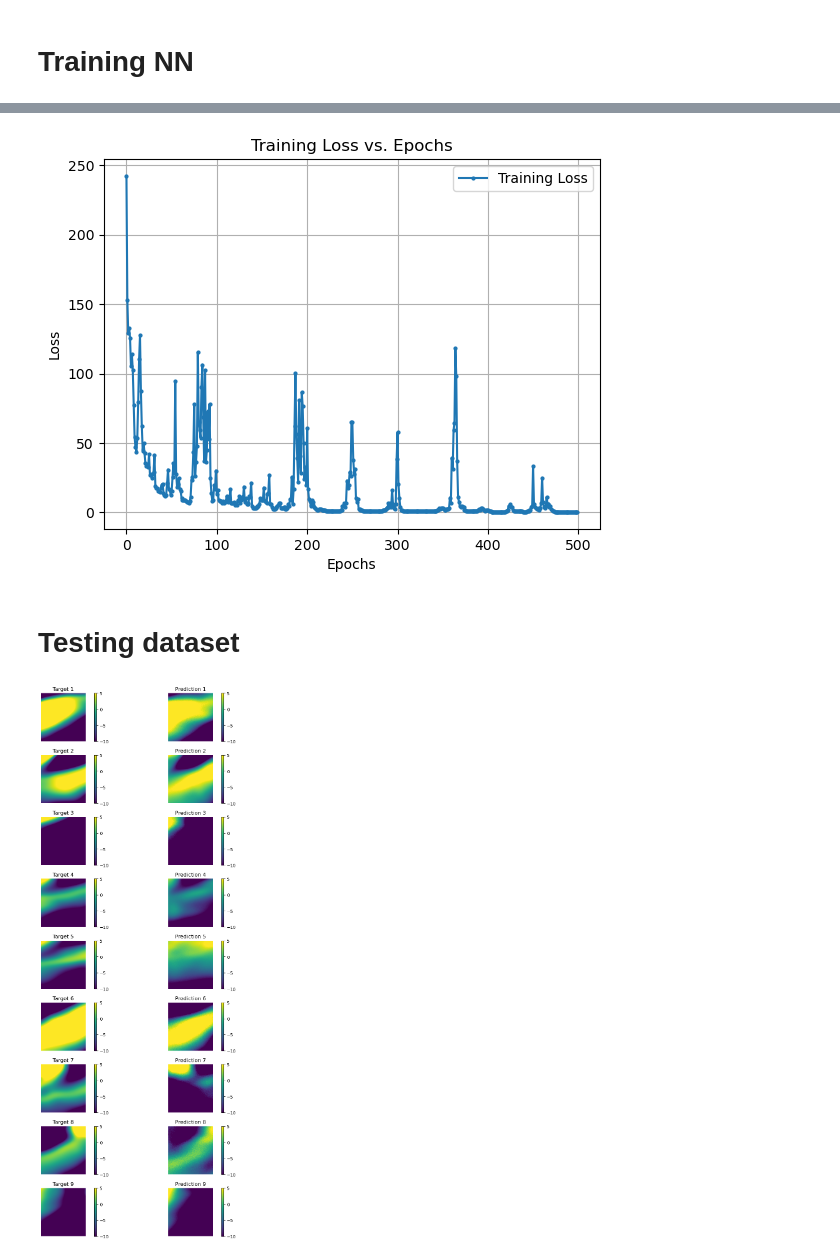
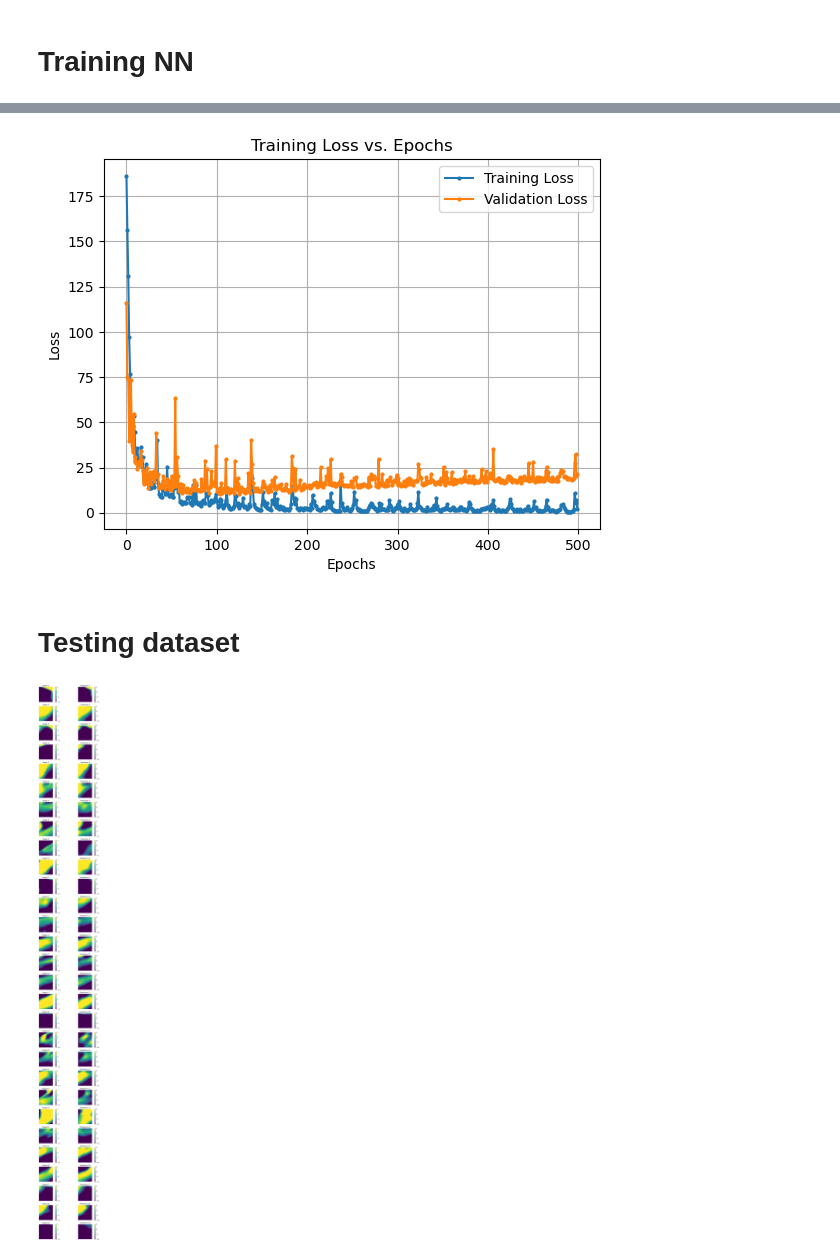
Before and after one commit to ocean-transport/air-sea-ML, a Jupyter notebook: complexArithmetic _CNN_trial.ipynb, the cells around one changed output, grey strips where cells are left out. Drawn from its saved outputs; the diff is of its cells as text; code cells hidden in the pictures.

```diff
--- a/complexArithmetic _CNN_trial.ipynb
+++ b/complexArithmetic _CNN_trial.ipynb
@@ -106,8 +207,8 @@ tensor([[[[-9.6512e-01, -6.3304e+00,  6.6317e+00],
 # %%
 # Create a 4D tensor using all variables from ds_testing
 # First, extract the values from the dataset
-u_rel = ds_testing['u_rel'].values
-v_rel = ds_testing['v_rel'].values
+u_rel = test_data['u_rel'].values
+v_rel = test_data['v_rel'].values
 uv_math = np.cos(u_rel) + np.sin(v_rel) + u_rel * v_rel
 
 # Stack these arrays into a 4D tensor
@@ -201,10 +263,13 @@ class TensorDataset(Dataset):
 # %% [markdown]
 # Training NN
 # %%
-train_dataset = TensorDataset(training_NN_inputs)
-
-# Set batch_size=1 for each time point to be its own batch
+# Define the number of input channels (e.g., first 2 channels as input)
+input_channels = 2
+train_dataset = TensorDataset(training_NN_inputs, input_channels)
 train_loader = DataLoader(train_dataset, batch_size=1, shuffle=True, num_workers=4)
+# %%
+val_dataset = TensorDataset(validation_NN_inputs, input_channels)
+val_loader = DataLoader(val_dataset, batch_size=1, shuffle=True, num_workers=4)
 # %%
 num_epochs = 500  # Number of epochs to train
 # %%
@@ -280,6 +344,7 @@ epochs_plot = list(range(0,num_epochs))
 
 # Plot training losses against epochs
 plt.plot(epochs_plot, loss_values, marker='o', markersize=2, label='Training Loss')
+plt.plot(epochs_plot, val_loss_values, marker='o', markersize=2, label='Validation Loss')
 
 # Add labels, title, and legend
 plt.xlabel('Epochs')
@@ -291,11 +356,11 @@ plt.legend()
 # Show the plot
 plt.show()
 # %% [output]
-[figure, old version]
+[figure, new version]
 # %% [markdown]
 # Testing dataset
 # %%
 # Assuming you have a test dataset similar to your training dataset
-test_dataset = TensorDataset(testing_NN_inputs)  # Replace with your actual test tensor data
+test_dataset = TensorDataset(testing_NN_inputs, input_channels)  # Replace with your actual test tensor data
 test_loader = DataLoader(test_dataset, batch_size=1, shuffle=False)  # Set shuffle=False for testing
 # %%
@@ -342,50 +372,8 @@ test_loss, predictions, targets = evaluate_model(model, test_loader, criterion)
 # %%
-def plot_predictions_vs_targets(predictions, targets, num_samples=9):
-    # Ensure we're only plotting a limited number of samples
-    num_samples = min(num_samples, predictions.shape[0])
-
-    # Create a figure with subplots
-    fig, axes = plt.subplots(num_samples, 2, figsize=(10, 2 * num_samples))
-
-    for i in range(num_samples):
-        # Plot the target image
-        ax = axes[i, 0]
-        target_image = targets[i]
-
-        # Check the number of dimensions and reshape if necessary
-        if target_image.dim() == 3:
-            img = ax.imshow(target_image.permute(1, 2, 0).cpu().numpy(), vmin=-10, vmax=5)  # (C, H, W) to (H, W, C)
-        elif target_image.dim() == 2:
-            img = ax.imshow(target_image.cpu().numpy(), vmin=-10, vmax=5)  # Single channel image
-        ax.set_title(f'Target {i + 1}')
-        ax.axis('off')
-
-        # Add colorbar for the target image
-        fig.colorbar(img, ax=ax)
-
-        # Plot the predicted image
-        ax = axes[i, 1]
-        prediction_image = predictions[i]
-
-        # Check the number of dimensions and reshape if necessary
-        if prediction_image.dim() == 3:
-            img = ax.imshow(prediction_image.permute(1, 2, 0).cpu().numpy(), vmin=-10, vmax=5)  # (C, H, W) to (H, W, C)
-        elif prediction_image.dim() == 2:
-            img = ax.imshow(prediction_image.cpu().numpy(), vmin=-10, vmax=5)  # Single channel image
-        ax.set_title(f'Prediction {i + 1}')
-        ax.axis('off')
-
-        # Add colorbar for the predicted image
-        fig.colorbar(img, ax=ax)
-
-    plt.tight_layout()
-    plt.show()
-
-
 # Assuming predictions and targets are your outputs from the evaluation function
-plot_predictions_vs_targets(predictions, targets, num_samples=9)  # Change num_samples as needed
+plot_predictions_vs_targets(predictions, targets, num_samples=len(test_data.time))  # Change num_samples as needed
 # %% [output]
-[figure, old version]
+[figure, new version]
 # %%
 def calculate_rmse(predictions, targets):
 
```
Also changed, not shown: parts of 19 cells of this notebook.
